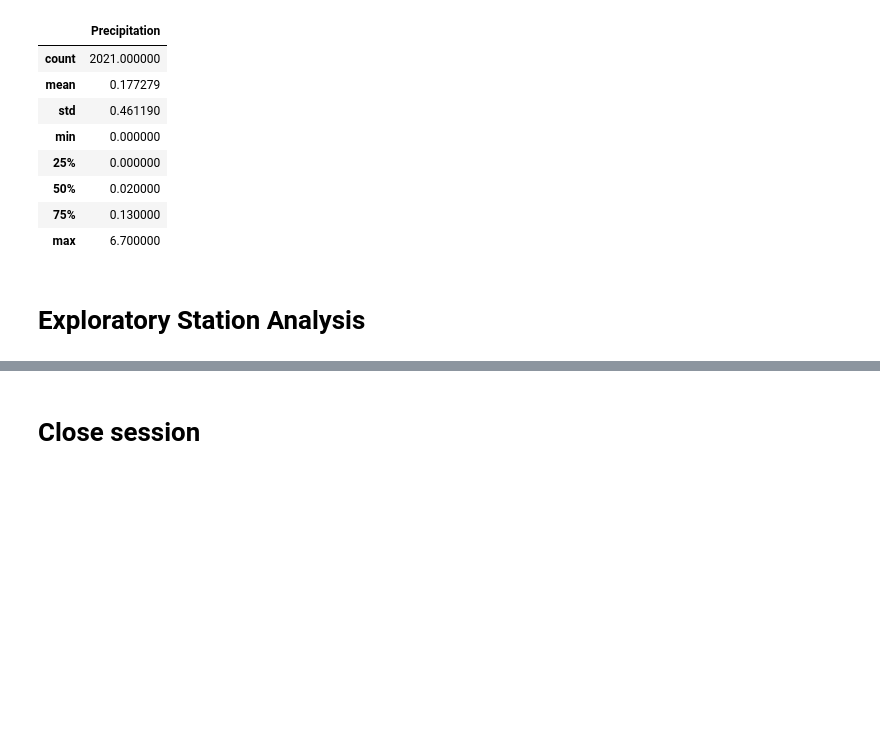
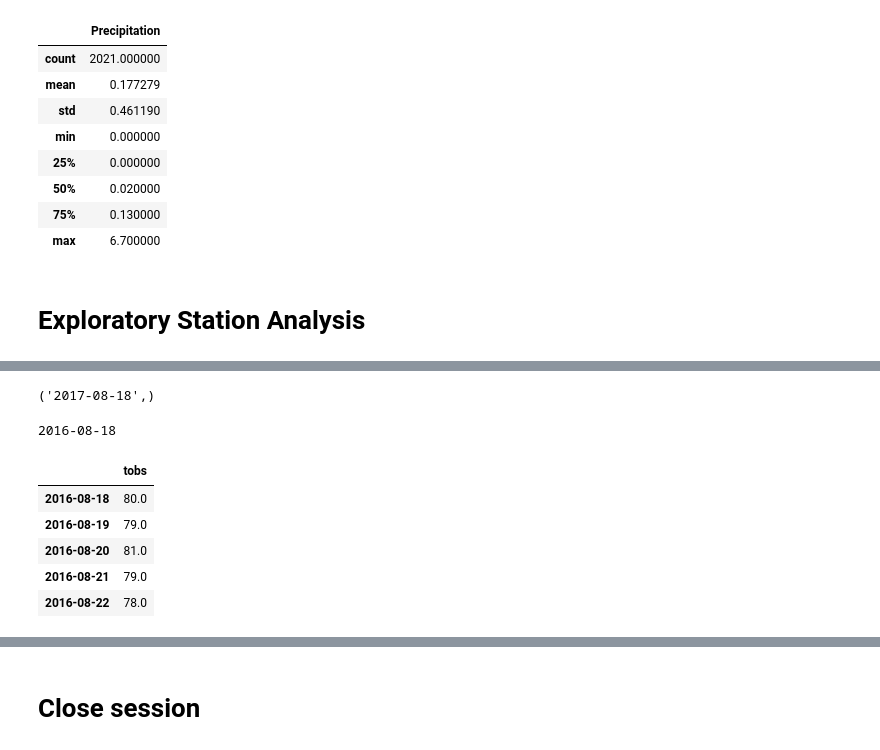
Before and after one commit to ericabgraboyes/sqlalchemy-challenge, a Jupyter notebook: Surfsup/climate_analysis_completed.ipynb, the cells around one changed output, grey strips where cells are left out. Drawn from its saved outputs; the diff is of its cells as text; code cells hidden in the pictures; blank space fills up the shorter version.

```diff
--- a/Surfsup/climate_analysis_completed.ipynb
+++ b/Surfsup/climate_analysis_completed.ipynb
@@ -240,0 +245,15 @@ df_lastyear.describe()
+# %%
+last_date_USC00519281 = session.query(Measurement.date).distinct()\
+    .filter(Measurement.station == 'USC00519281')\
+    .order_by(Measurement.date.desc()).first()
+
+print(last_date_USC00519281)
+# %% [output]
+('2017-08-18',)
+# %%
+# find earliest date -- 1yr prior to last_date
+temp_start_date = dt.date(2017, 8, 18) - dt.timedelta(days=365)
+
+print(temp_start_date)
+# %% [output]
+2016-08-18
@@ -240,0 +265,19 @@ df_lastyear.describe()
+# %%
+# read query result object to DataFrame
+temps_df = pd.DataFrame(last_year_temps)
+
+# set row index to date
+temps_df.set_index('date', inplace = True)
+
+# format DataFrame
+temps_df.index.name = None
+
+# preview DataFrame
+temps_df.head()
+# %% [output]
+|  | tobs |
+| 2016-08-18 | 80.0 |
+| 2016-08-19 | 79.0 |
+| 2016-08-20 | 81.0 |
+| 2016-08-21 | 79.0 |
+| 2016-08-22 | 78.0 |
```
Also changed, not shown: parts of 11 cells of this notebook.
